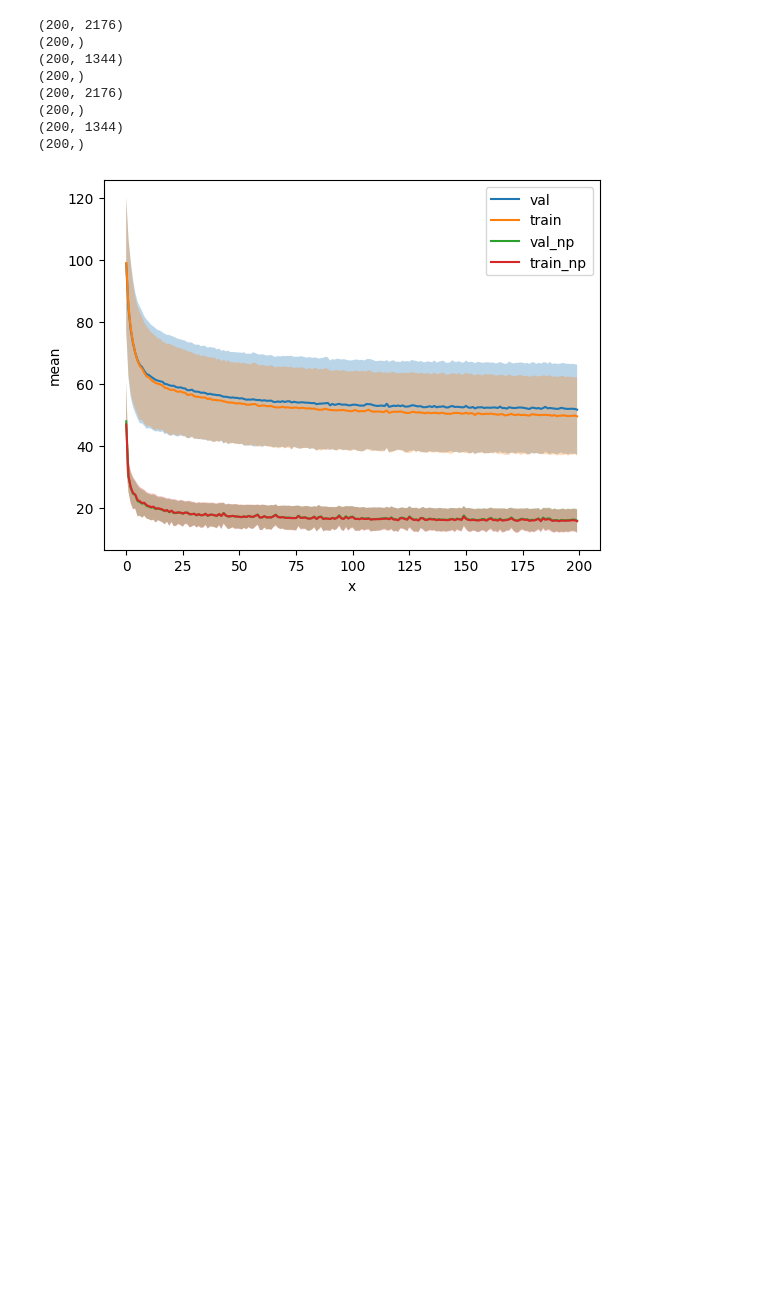
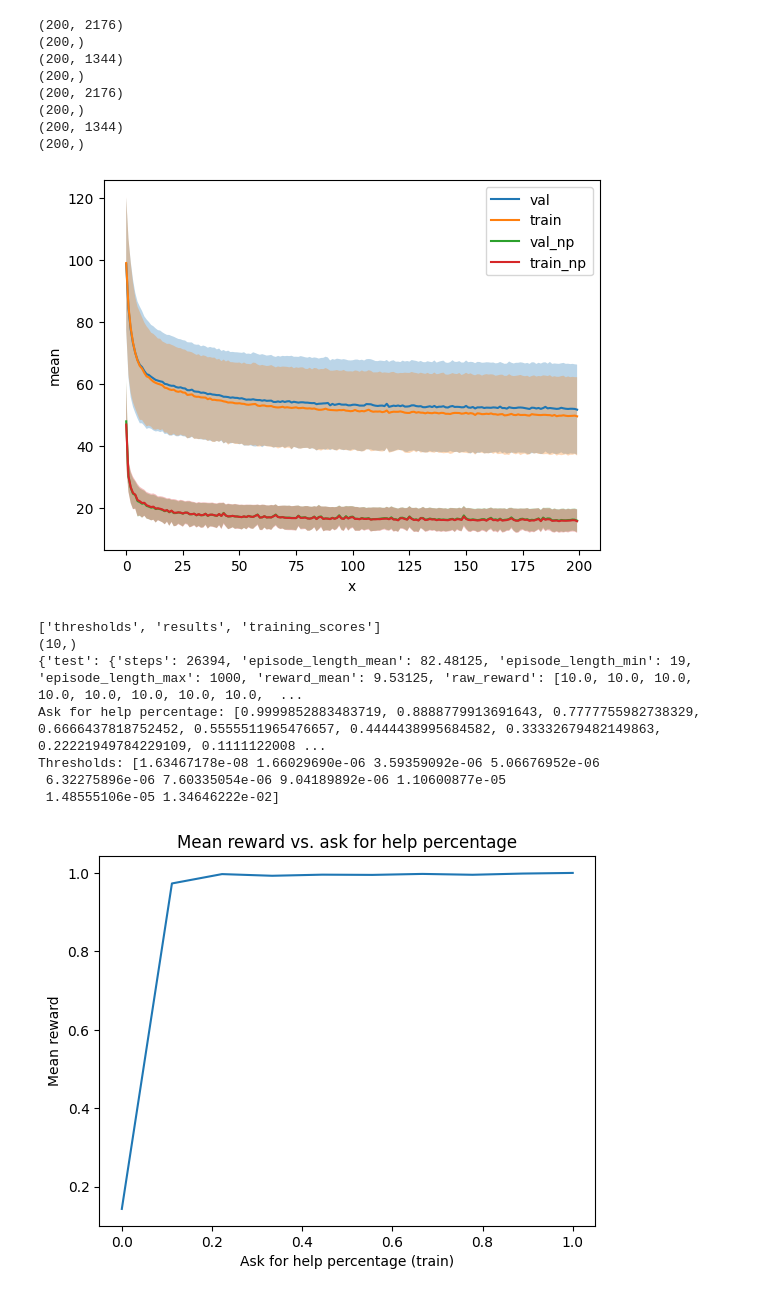
Before and after one commit to PavelCz/yrc-bench-fork, a Jupyter notebook: analyzing/plotting.ipynb, the cells around one changed output. Saved outputs shown, nothing was run; the diff lists cells and outputs as text; code cells hidden in the pictures; blank space fills up the shorter version.

Commit message:
Add AFHP curve to plotting

```diff
--- a/analyzing/plotting.ipynb
+++ b/analyzing/plotting.ipynb
@@ -60,3 +60,76 @@ for scores, name in scores: #, (training_scores, "train")]:
 (200, 1344)
 (200,)
 [figure]
+# %%
+from pathlib import Path
+
+import numpy as np
+import pandas as pd
+import seaborn as sns
+import matplotlib.pyplot as plt
+
+base_path = Path("/home/pavel/data/goal-misgen/tmp/eval")
+
+eval_path = base_path / "eval_seed_1_test.npz"
+
+eval_data = np.load(eval_path, allow_pickle=True)
+
+print(list(eval_data.keys()))
+
+results = eval_data["results"]
+
+print(results.shape)
+
+print(results[0])
+
+thresholds = eval_data["thresholds"]
+
+split = "test"
+
+mean_rewards = []
+std_rewards = []
+afh_percentage = []
+
+for result in results:
+    mean_rewards.append(result[split]["reward_mean"])
+    std_rewards.append(result[split]["reward_std"])
+    afh_percentage.append(result[split]["action_1_frac"])
+
+# Calculate ask for help precentage for each threshold.
+ood_percentage = []
+
+for threshold in thresholds:
+    num_larger = np.sum(eval_data["training_scores"] > threshold)
+    ood_percentage.append(num_larger / len(eval_data["training_scores"]))
+
+
+print(f"Ask for help percentage: {ood_percentage}")
+
+print(f"Thresholds: {thresholds}")
+
+# Plot lineplot using seaborn.
+sns.lineplot(x=ood_percentage, y=afh_percentage)
+plt.xlabel("Ask for help percentage (train)")
+plt.ylabel("Mean reward")
+plt.title("Mean reward vs. ask for help percentage")
+plt.show()
+
+# Plot lineplot using matplotlib.
+# plt.plot(thresholds, mean_rewards)
+# plt.fill_between(thresholds, mean_rewards - std_rewards, mean_rewards + std_rewards, alpha=0.5)
+# plt.show()
+
+
+
+# print(eval_data["thresholds"])
+
+# print(eval_data["scores"])
+# %% [output]
+['thresholds', 'results', 'training_scores']
+(10,)
+{'test': {'steps': 26394, 'episode_length_mean': 82.48125, 'episode_length_min': 19, 'episode_length_max': 1000, 'reward_mean': 9.53125, 'raw_reward': [10.0, 10.0, 10.0, 10.0, 10.0, 10.0, 10.0, 10.0,  ...
+Ask for help percentage: [0.9999852883483719, 0.8888779913691643, 0.7777755982738329, 0.6666437818752452, 0.5555511965476657, 0.4444438995684582, 0.33332679482149863, 0.22221949784229109, 0.1111122008 ...
+Thresholds: [1.63467178e-08 1.66029690e-06 3.59359092e-06 5.06676952e-06
+ 6.32275896e-06 7.60335054e-06 9.04189892e-06 1.10600877e-05
+ 1.48555106e-05 1.34646222e-02]
+[figure, added]
```
